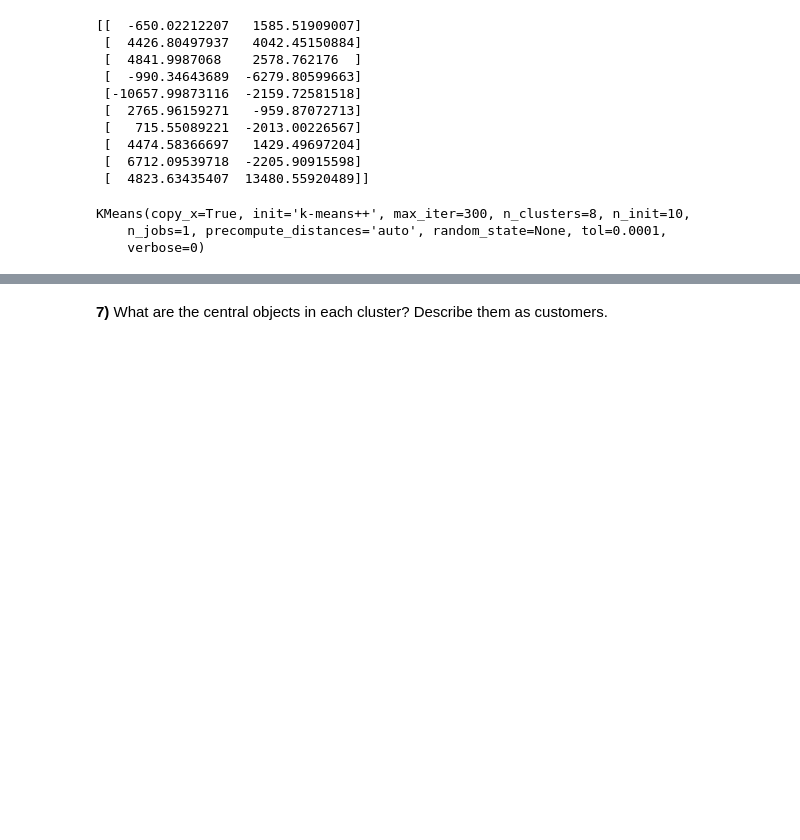
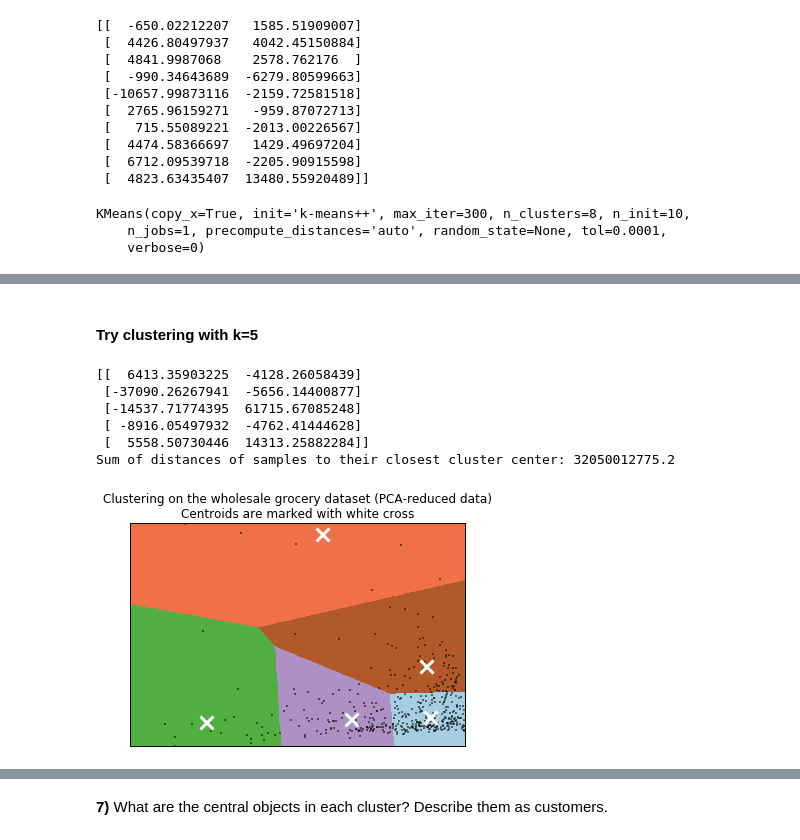
Before and after one commit to kcbighuge/p3-customer-segments, a Jupyter notebook: customer_segments.ipynb, the cells around one changed output, grey strips where cells are left out. Saved outputs shown, nothing was run; the diff lists cells and outputs as text; code cells hidden in the pictures; blank space fills up the shorter version.

```diff
--- a/customer_segments.ipynb
+++ b/customer_segments.ipynb
@@ -210,0 +211,52 @@ plt.show()
+# %% [markdown]
+#### Try clustering with k=5
+# %%
+# fit data with different number of clusters
+est = KMeans(n_clusters=5, init='k-means++', n_init=10, max_iter=300, tol=0.0001, \
+             precompute_distances='auto', verbose=0, random_state=None, copy_x=True, n_jobs=1)
+
+clusters = est.fit(reduced_data)
+
+# Plot the decision boundary by building a mesh grid to populate a graph.
+x_min, x_max = reduced_data[:, 0].min() - 1, reduced_data[:, 0].max() + 1
+y_min, y_max = reduced_data[:, 1].min() - 1, reduced_data[:, 1].max() + 1
+hx = (x_max-x_min)/1000.
+hy = (y_max-y_min)/1000.
+xx, yy = np.meshgrid(np.arange(x_min, x_max, hx), np.arange(y_min, y_max, hy))
+
+# Obtain labels for each point in mesh. Use last trained model.
+Z = clusters.predict(np.c_[xx.ravel(), yy.ravel()])
+
+# Find the centroids for KMeans
+centroids = clusters.cluster_centers_
+print centroids
+
+# Put the result into a color plot
+# http://matplotlib.org/api/pyplot_api.html
+Z = Z.reshape(xx.shape)
+plt.figure(1)
+plt.clf()
+plt.imshow(Z, interpolation='nearest',
+           extent=(xx.min(), xx.max(), yy.min(), yy.max()),
+           cmap=plt.cm.Paired,
+           aspect='auto', origin='lower')
+
+plt.plot(reduced_data[:, 0], reduced_data[:, 1], 'k.', markersize=2)
+plt.scatter(centroids[:, 0], centroids[:, 1],
+            marker='x', s=169, linewidths=3,
+            color='w', zorder=10)
+plt.title('Clustering on the wholesale grocery dataset (PCA-reduced data)\n'
+          'Centroids are marked with white cross')
+plt.xlim(x_min/2, x_max)
+plt.ylim(y_min, y_max/1.5)
+plt.xticks(())
+plt.yticks(())
+plt.show()
+# %% [output]
+[[  6413.35903225  -4128.26058439]
+ [-37090.26267941  -5656.14400877]
+ [-14537.71774395  61715.67085248]
+ [ -8916.05497932  -4762.41444628]
+ [  5558.50730446  14313.25882284]]
+Sum of distances of samples to their closest cluster center: 32050012775.2
+[figure, added]
```
Also changed, not shown: parts of 6 cells of this notebook, 1 other file.
